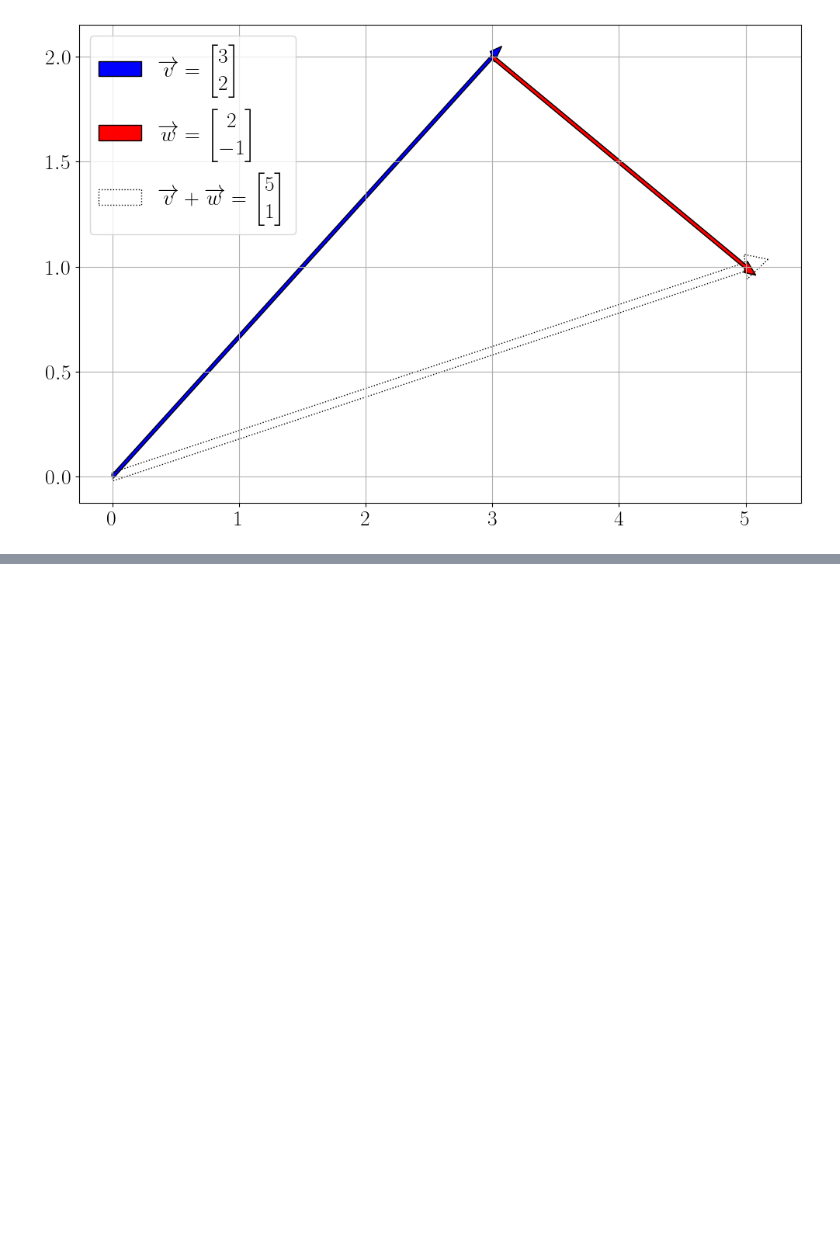
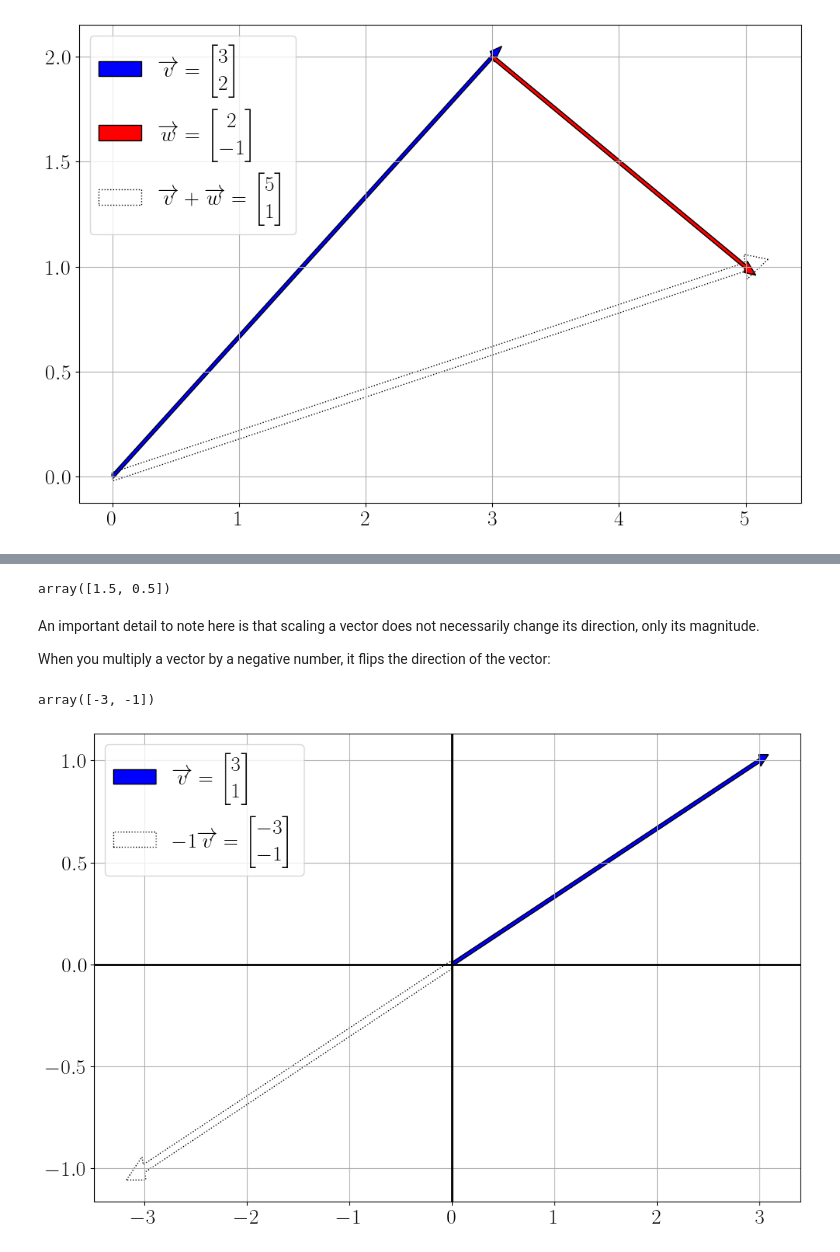
Before and after one commit to mlvhub/quant-learning, a Jupyter notebook: essential-math-for-data-science/04-linear-algebra.ipynb, the cells around one changed output, grey strips where cells are left out. Saved outputs shown, nothing was run; the diff lists cells and outputs as text; code cells hidden in the pictures; blank space fills up the shorter version.

```diff
--- a/essential-math-for-data-science/04-linear-algebra.ipynb
+++ b/essential-math-for-data-science/04-linear-algebra.ipynb
@@ -126,0 +185,46 @@ plt.grid()
+# %%
+# Scaling down a number in Python using NumPy
+
+from numpy import array
+
+v = array([3,1])
+
+# scale the vector
+scaled_v = 0.5 * v
+scaled_v
+# %% [output]
+array([1.5, 0.5])
+# %% [markdown]
+An important detail to note here is that scaling a vector does not necessarily change its direction, only its magnitude.
+
+When you multiply a vector by a negative number, it flips the direction of the vector:
+# %%
+# Scaling down a number in Python using NumPy
+
+from numpy import array
+
+v = array([3,1])
+
+# scale the vector
+scaled_v = -1 * v
+scaled_v
+# %% [output]
+array([-3, -1])
+# %%
+import matplotlib.pyplot as plt
+import matplotlib as mpl
+
+mpl.rcParams['font.size'] = 20
+mpl.rcParams['text.usetex'] = True
+mpl.rcParams['text.latex.preamble'] = r'\usepackage{{amsmath}}'
+
+plt.rcParams["figure.figsize"] = [12, 8]
+plt.axhline(0, color='black', linewidth=2)
+plt.axvline(0, color='black', linewidth=2)
+
+plt.arrow(0, 0, 3, 1, width = 0.02, fc = 'b', label = r'$\overrightarrow{v}=\begin{bmatrix}3\\1\end{bmatrix}$')
+plt.arrow(0, 0, -3, -1, width = 0.04, fc = 'g', ls = ':', fill = False, label = r'$-1\overrightarrow{v}=\begin{bmatrix}-3\\-1\end{bmatrix}$')
+plt.legend()
+plt.grid()
+# %% [output]
+[figure, added]
```
Also changed, not shown: parts of 18 cells of this notebook.
